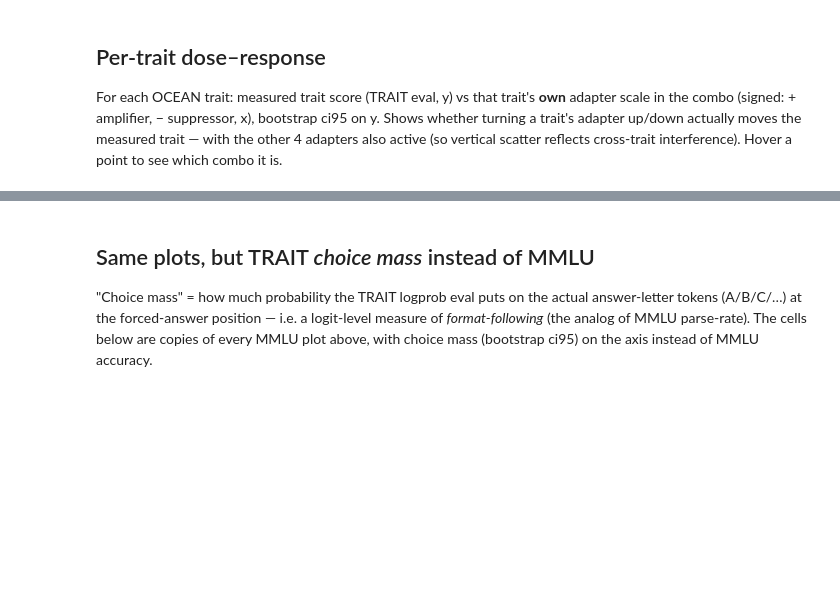
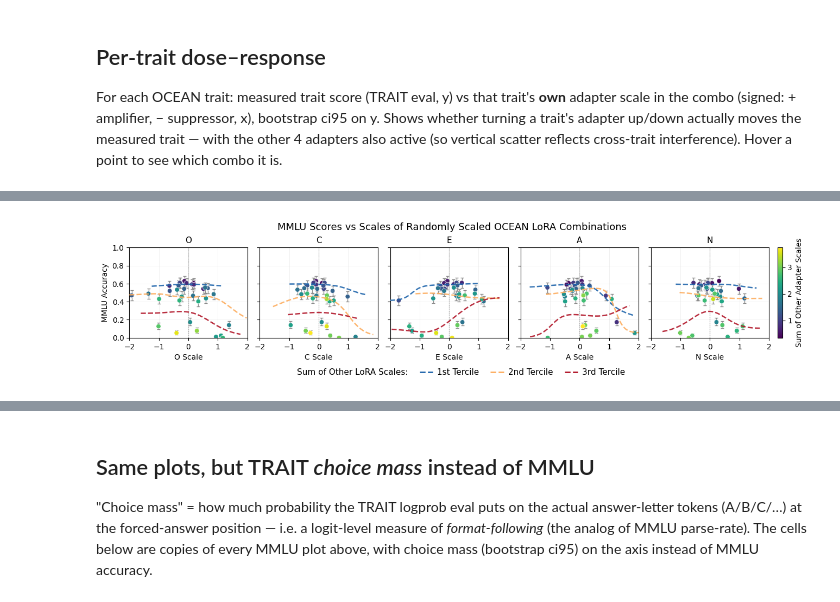
Before and after one commit to persona-cartography/persona-cartography, a Jupyter notebook: scripts_dev/combinations_experiment/analyze.ipynb, the cells around one changed output, grey strips where cells are left out. Drawn from its saved outputs; the diff is of its cells as text; code cells hidden in the pictures; blank space fills up the shorter version.

```diff
--- a/scripts_dev/combinations_experiment/analyze.ipynb
+++ b/scripts_dev/combinations_experiment/analyze.ipynb
@@ -593,0 +683,90 @@ else:
+# %%
+import matplotlib.pyplot as plt
+from matplotlib.cm import ScalarMappable
+from matplotlib.colors import Normalize
+from matplotlib.lines import Line2D
+
+# Same plot as the per-trait dose-response above, but MMLU accuracy on y.
+#   x = that trait's OWN signed adapter scale  (+ amplifier, - suppressor), fixed [-2, 2]
+#   y = MMLU accuracy (Wilson ci95), one value per config shown vs each trait's scale
+#   colour = sum of the OTHER four adapters' scales in that combo
+#   one rolling centre-of-mass curve per tercile of THIS panel's sum-of-other-scales.
+_recs = generate_design().configs
+_signed = {rec.slug: {t.letter: t.signed_scale for t in rec.traits} for rec in _recs}
+_other = {
+    rec.slug: {
+        t.letter: sum(u.scale for u in rec.traits if u.letter != t.letter)
+        for t in rec.traits
+    }
+    for rec in _recs
+}
+for _L in TRAITS:
+    df[f"scale_{_L}"] = df["slug"].map(lambda s, _L=_L: _signed[s][_L])
+    df[f"other_{_L}"] = df["slug"].map(lambda s, _L=_L: _other[s][_L])
+
+if "mmlu_mean" not in df.columns or df["mmlu_mean"].notna().sum() == 0:
+    print("No TRAIT results yet - skipping plot.")
+else:
+    _others = pd.concat([df[f"other_{L}"] for L in TRAITS])
+    norm = Normalize(vmin=float(_others.min()), vmax=float(_others.max()))
+    cmap = plt.get_cmap("viridis")
+    COM_BW = 0.5  # bandwidth (scale units) for the rolling centre-of-mass curve
+    QCOLORS = ["#2166ac", "#fdae61", "#b2182b"]  # low -> high other (terciles)
+
+    fig, axes = plt.subplots(1, len(TRAITS), sharey=True, figsize=(13, 3.0),
+                             layout="constrained")
+    for ax, letter in zip(axes, TRAITS):
+        d = df.dropna(subset=["mmlu_mean"])
+        x = d[f"scale_{letter}"].to_numpy()
+        y = d["mmlu_mean"].to_numpy()
+        o = d[f"other_{letter}"].to_numpy()
+        # per-panel terciles of THIS trait's sum-of-other-scales
+        QEDGES = np.quantile(o, [1/3, 2/3])
+        QLABELS = [
+            f"T1 (≤{QEDGES[0]:.2f})",
+            f"T2 ({QEDGES[0]:.2f}–{QEDGES[1]:.2f})",
+            f"T3 (>{QEDGES[1]:.2f})",
+        ]
+        yerr = np.vstack([
+            np.clip(y - d["mmlu_lo"].to_numpy(), 0, None),
+            np.clip(d["mmlu_hi"].to_numpy() - y, 0, None),
+        ])
+        # Wilson ci95 error bars on each point (drawn behind the markers)
+        ax.errorbar(x, y, yerr=yerr, fmt="none", ecolor="0.55",
+                    elinewidth=1.0, capsize=2.5, capthick=1.0, zorder=1.8)
+        ax.scatter(x, y, c=o, cmap=cmap, norm=norm,
+                   s=38, edgecolors="white", linewidths=0.5, zorder=2)
+        # one rolling "centre of mass" curve per tercile of o (sum-of-other-scales):
+        # Gaussian-kernel weighted mean of y over x within each third.
+        qidx = np.digitize(o, QEDGES)  # 0..2
+        for qi, qcol in enumerate(QCOLORS):
+            mask = qidx == qi
+            if mask.sum() >= 3:
+                xm, ym = x[mask], y[mask]
+                pad = 0.6  # extrapolate the COM curve past the data
+                grid = np.linspace(max(-2.0, xm.min() - pad), min(2.0, xm.max() + pad), 100)
+                w = np.exp(-0.5 * ((grid[:, None] - xm[None, :]) / COM_BW) ** 2)
+                com = (w * ym[None, :]).sum(1) / w.sum(1)
+                ax.plot(grid, com, color=qcol, lw=1.8, ls="--", alpha=0.9, zorder=4,
+                        label=QLABELS[qi])
+        ax.axvline(0.0, ls=":", color="gray", lw=1)
+        ax.set_xlim(-2, 2)
+        ax.set_ylim(0, 1)
+        ax.set_xticks([-2, -1, 0, 1, 2])
+        ax.set_title(letter, fontsize=11)
+        ax.set_xlabel(f"{letter} Scale")
+        ax.grid(True, alpha=0.25, lw=0.5)
+    axes[0].set_ylabel("MMLU Accuracy")
+    fig.suptitle("MMLU Scores vs Scales of Randomly Scaled OCEAN LoRA Combinations", fontsize=13)
+    cbar = fig.colorbar(ScalarMappable(norm=norm, cmap=cmap), ax=axes,
+                        fraction=0.02, pad=0.01)
+    cbar.set_label("Sum of Other Adapter Scales")
+    _terc = [Line2D([0], [0], color=QCOLORS[i], ls="--", lw=2) for i in range(3)]
+    _desc = Line2D([0], [0], color="none")  # invisible handle -> inline label text
+    fig.legend([_desc] + _terc,
+               ["Sum of Other LoRA Scales:", "1st Tercile", "2nd Tercile", "3rd Tercile"],
+               loc="outside lower center", ncol=4, frameon=False, fontsize=11,
+               handlelength=1.6, columnspacing=1.4, handletextpad=0.5)
+    plt.show()
+# %% [output]
+[figure, added]
```
Also changed, not shown: parts of 5 cells of this notebook, 9 other files.
